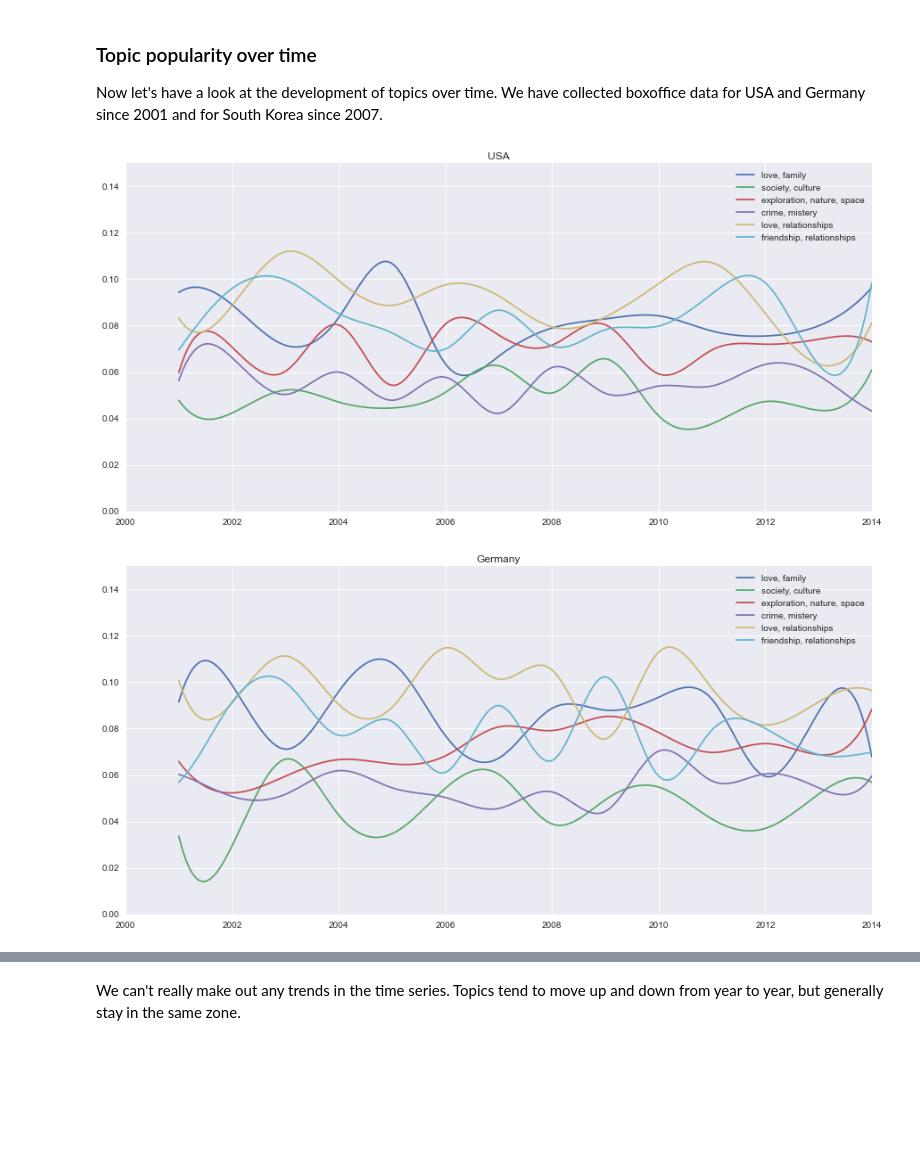
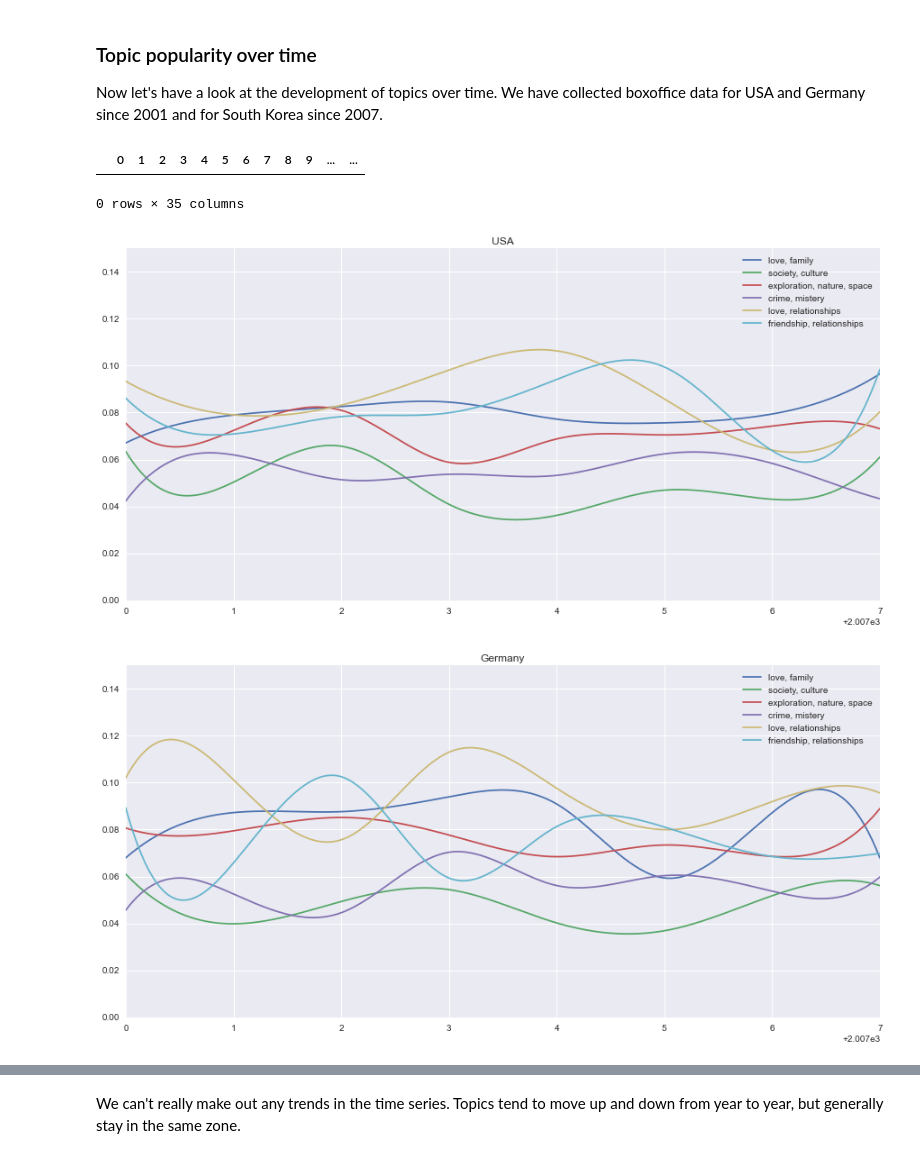
Before and after one commit to soorajmr/moviemeta, a Jupyter notebook: notebooks/topic_distribution.ipynb, the cells around one changed output, grey strips where cells are left out. Drawn from its saved outputs; the diff is of its cells as text; code cells hidden in the pictures; blank space fills up the shorter version.

Commit message:
added countries of origin

```diff
--- a/notebooks/topic_distribution.ipynb
+++ b/notebooks/topic_distribution.ipynb
@@ -121,14 +213,14 @@ imdb_topic_df = pd.concat([imdb_topic_df, imdb_meta_2007_2015[['origin']]], axis
 # %%
 imdb_topic_top_df = pd.DataFrame()
 
-for year in range(2001, 2015):
-    for country in ['Germany','United States', 'United Kingdom', 'South Korea', 'Japan', 'Hong Kong']:
-        topic = get(imdb_topic_df, year)
+for year in range(2007, 2015):
+    for country in ['Germany','United States', 'United Kingdom', 'South Korea', 'Mexico', 'Russia']:
+        topics = get(imdb_topic_df, year)
         top = get(topmovies_df, year,country)
         #remove date from imdb title, compare lower cased titles
-        titles = topic.title.apply(lambda x : x.split('(')[0].strip().lower())
-        topic = topic[titles.isin([t.lower() for t in top.movie.tolist()])]
-        topic['country'] = country
-        imdb_topic_top_df = pd.concat([imdb_topic_top_df, topic])
+        titles = topics.title.apply(lambda x : x.split('(')[0].strip().lower())
+        top_topics = topics[titles.isin([t.lower() for t in top.movie.tolist()])]
+        top_topics['country'] = country
+        imdb_topic_top_df = pd.concat([imdb_topic_top_df, top_topics])
 imdb_topic_top_df.head()
 # %% [output]
@@ -142,6 +248,7 @@ imdb_topic_top_df.head()
 # %%
-for year in range(2001, 2015):
-    for country in ['Germany','United States', 'United Kingdom', 'South Korea', 'Japan', 'Hong Kong']:
+countries = ['Germany','United States', 'United Kingdom', 'South Korea', 'Mexico', 'Russia']
+for year in range(2007, 2015):
+    for country in countries:
         print country
         print year
         print get(imdb_topic_top_df, year, country).shape[0]
@@ -247,13 +325,13 @@ def get_topic_scores(df, topics):
     """get the topic scores from a topic matrix by topic"""
     scores = []
     for topic in topics:
-        topic_mean = get(df, year)[topic].mean()
+        topic_mean = df[topic].mean()
         scores.append(topic_mean)
     return topics,scores
 # %% [markdown]
 We now collect all topic scores from IMDB by year.
 # %%
-years = range(2000,2015)
+years = range(2007,2015)
 imdb_topic_scores = get_topic_scores_year(imdb_topic_df, imdb_top_topics, years)
 #set topic labels instead of keys
 for key in imdb_topic_scores.keys():
@@ -296,35 +372,40 @@ We see that the popularity of different topics is quite similar across the count
 ### Topic popularity over time
 
 Now let's have a look at the development of topics over time. We have collected boxoffice data for USA and Germany since 2001 and for South Korea since 2007.
+# %%
+pop_usa[pop_usa.year==2008]
+# %% [output]
+|  | 0 | 1 | 2 | 3 | 4 | 5 | 6 | 7 | 8 | 9 | ... | ... |
+0 rows × 35 columns
 # %%
 from scipy.interpolate  import spline
 def key2label(d):
     for key in d.keys():
         d[imdb_topic_labels[key]] = d.pop(key)
 
-years = range(2001,2015)
+years = range(2007,2015)
 pop_usa_scores_year = get_topic_scores_year(pop_usa, top_topics, years)
 key2label(pop_usa_scores_year)
 pop_sk_scores_year = get_topic_scores_year(pop_sk, top_topics, years)
 key2label(pop_sk_scores_year)
 pop_ge_scores_year = get_topic_scores_year(pop_ge, top_topics, years)
 key2label(pop_ge_scores_year)
 
 def timeseries(score_dict, title):
     plt.figure(figsize=(15,7))
     for topic in score_dict.keys():
         x = years
         y = score_dict[topic]
         x_smooth = np.linspace(min(x), max(x), 200)
         y_smooth = spline(x, y, x_smooth)
         plt.plot(x_smooth, y_smooth, label=topic)
     plt.title(title)
     plt.ylim((0,0.15))
     plt.legend()
     plt.show
 timeseries(pop_usa_scores_year, 'USA')
 timeseries(pop_ge_scores_year, 'Germany')
 timeseries(pop_sk_scores_year, 'South Korea')
 # %% [output]
-[figure, old version]
+[figure, new version]
-[figure, old version]
+[figure, new version]
```
Also changed, not shown: parts of 33 cells of this notebook.
